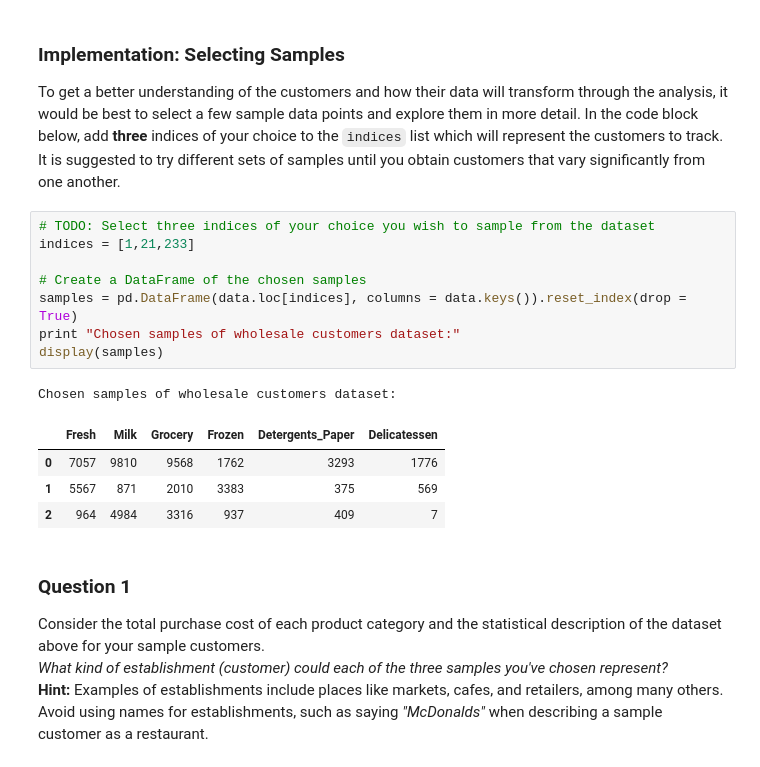
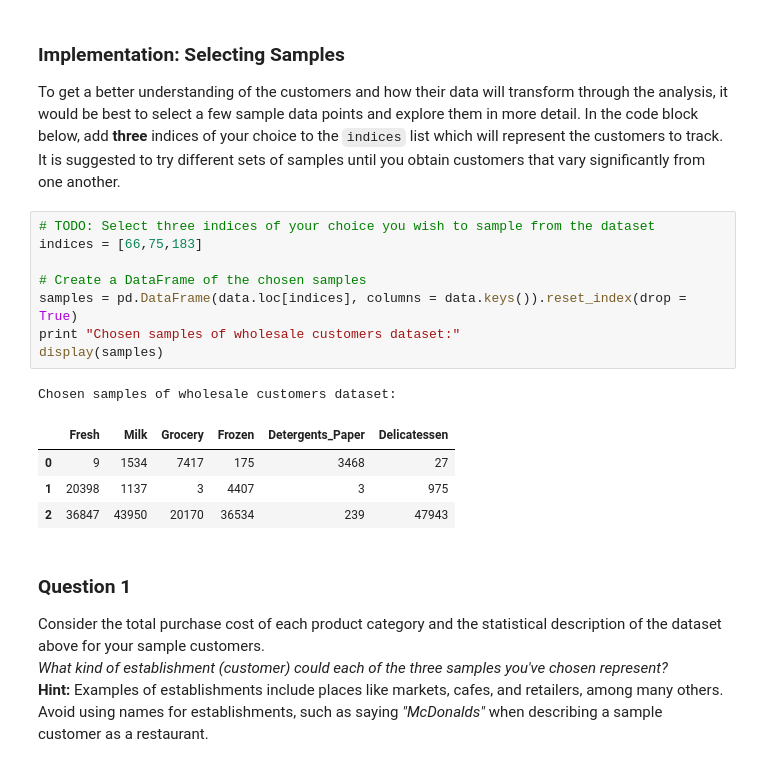
Before and after one commit to luisecastro/customer_segments_unsupervised_learning, a Jupyter notebook: customer_segments.ipynb, the cells around one changed output. Drawn from its saved outputs; the diff is of its cells as text.

```diff
--- a/customer_segments.ipynb
+++ b/customer_segments.ipynb
@@ -58,18 +58,18 @@ display(data.describe())
 To get a better understanding of the customers and how their data will transform through the analysis, it would be best to select a few sample data points and explore them in more detail. In the code block below, add **three** indices of your choice to the `indices` list which will represent the customers to track. It is suggested to try different sets of samples until you obtain customers that vary significantly from one another.
 # %%
 # TODO: Select three indices of your choice you wish to sample from the dataset
-indices = [1,21,233]
+indices = [66,75,183]
 
 # Create a DataFrame of the chosen samples
 samples = pd.DataFrame(data.loc[indices], columns = data.keys()).reset_index(drop = True)
 print "Chosen samples of wholesale customers dataset:"
 display(samples)
 # %% [output]
 Chosen samples of wholesale customers dataset:
 |  | Fresh | Milk | Grocery | Frozen | Detergents_Paper | Delicatessen |
-| 0 | 7057 | 9810 | 9568 | 1762 | 3293 | 1776 |
-| 1 | 5567 | 871 | 2010 | 3383 | 375 | 569 |
-| 2 | 964 | 4984 | 3316 | 937 | 409 | 7 |
+| 0 | 9 | 1534 | 7417 | 175 | 3468 | 27 |
+| 1 | 20398 | 1137 | 3 | 4407 | 3 | 975 |
+| 2 | 36847 | 43950 | 20170 | 36534 | 239 | 47943 |
 # %% [markdown]
 ### Question 1
 Consider the total purchase cost of each product category and the statistical description of the dataset above for your sample customers.
```
Also changed, not shown: parts of 34 cells of this notebook.
